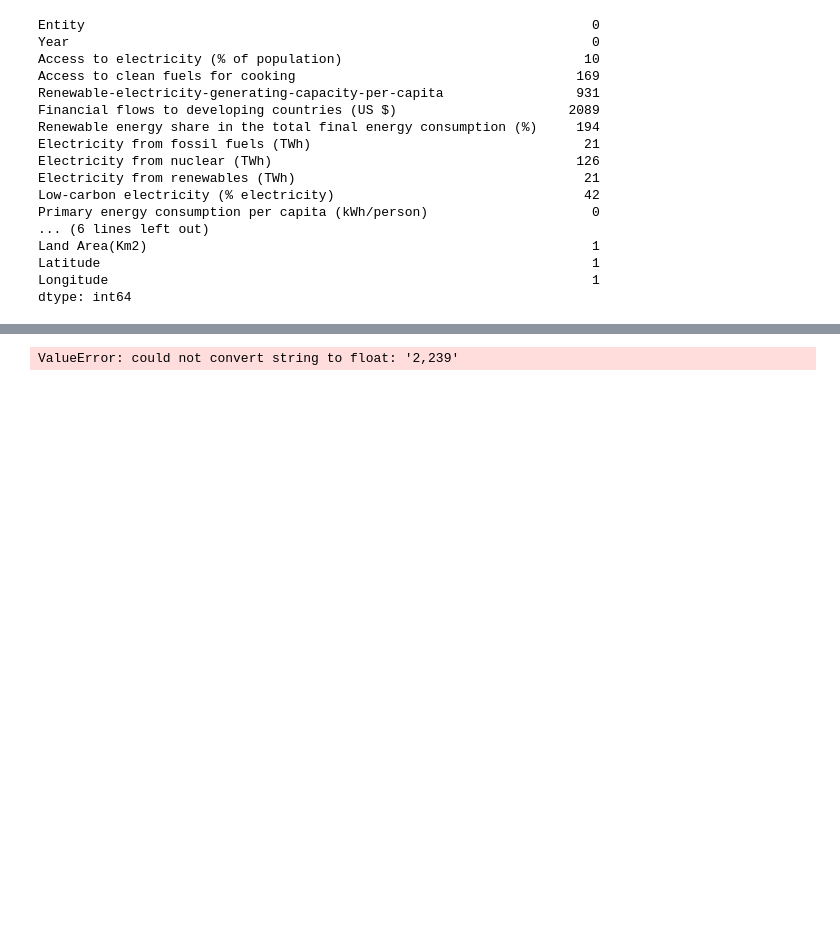
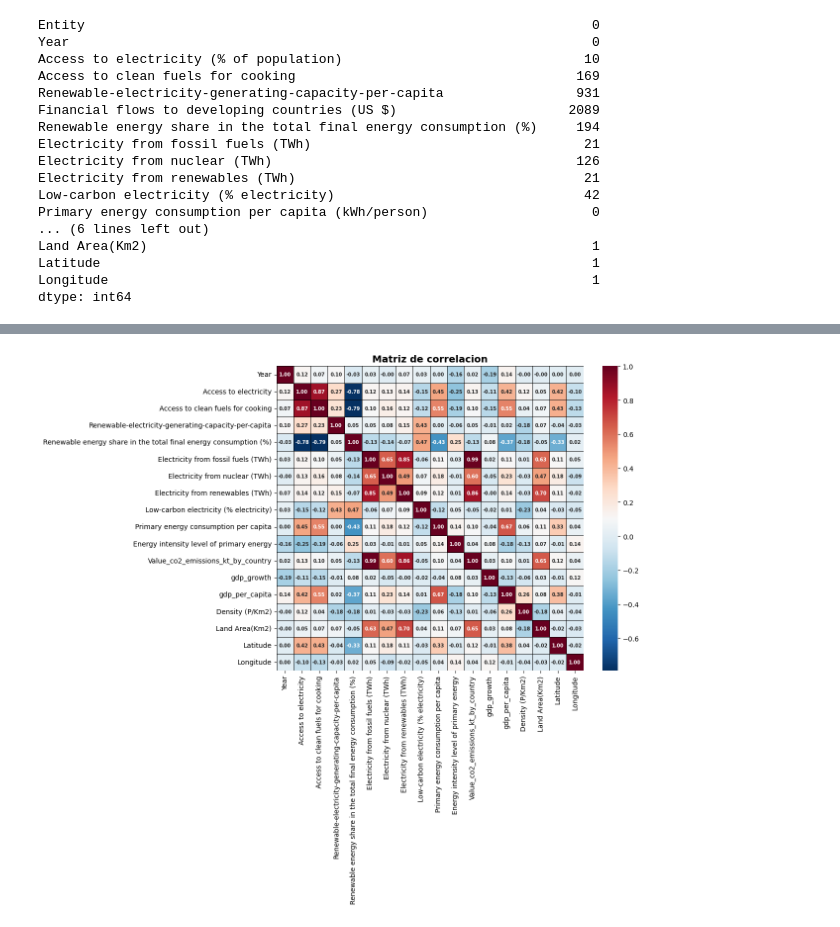
Before and after one commit to juanejd/prediction-model-renewable-energy, a Jupyter notebook: ADA_ML_LR.ipynb, the cells around one changed output, grey strips where cells are left out. Saved outputs shown, nothing was run; the diff lists cells and outputs as text; code cells hidden in the pictures; blank space fills up the shorter version.

Commit message:
apply descriptive statistics, null data processing and correlation matrix with NaN data and data NaN imputed

```diff
--- a/ADA_ML_LR.ipynb
+++ b/ADA_ML_LR.ipynb
@@ -144,3 +155,21 @@ dtype: int64
 # %%
 df_2 = df.copy()
-df_2 = df_2.drop(columns=["Entity", "Density\n(P/Km2)"])
+# eliminar columnas innecesarias para el modelo ademas de las que tienen mas del 50% de datos nulos
+df_2 = df_2.drop(
+    columns=[
+        "Financial flows to developing countries (US $)",
+        "Renewables (% equivalent primary energy)",
+    ]
+)
+# renombrar columnas a una representacion mas simple
+df_2 = df_2.rename(
+    columns={
+        "Density\\n(P/Km2)": "Density (P/Km2)",
+        "Access to electricity (% of population)": "Access to electricity",
+        "Access to clean fuels for cooking (% of population)": "Access to clean fuels for cooking",
+        "Primary energy consumption per capita (kWh/person)": "Primary energy consumption per capita",
+        "Energy intensity level of primary energy (MJ/$2017 PPP GDP)": "Energy intensity level of primary energy",
+        "GDP growth (annual %)": "GDP growth",
+        "Value_co2_emissions (metric tons per capita)": "Value_co2_emissions",
+    }
+)
@@ -166,0 +176,3 @@ memory usage: 570.3+ KB
+# %%
+# convertir la columna de densidad a numerico
+df_2["Density (P/Km2)"] = pd.to_numeric(df_2["Density (P/Km2)"], errors="coerce")
@@ -167,4 +200,19 @@ memory usage: 570.3+ KB
 # %%
-matrix_correlation = df_2.corr()
+# Calculamos la matriz de correlacion
+matrix_correlation = df_2.corr(numeric_only=True)
-# %% [output]
-ValueError: could not convert string to float: '2,239'
+# %%
+# Grafico de la matriz de correlacion
+plt.figure(figsize=(10, 8))
+plt.title("Matriz de correlacion", fontsize=14, fontweight="bold")
+sns.heatmap(
+    matrix_correlation,
+    annot=True,
+    cmap="RdBu_r",
+    fmt=".2f",
+    linewidths=0.5,
+    linecolor="black",
+    annot_kws={"size": 7, "weight": "bold"},
+)
+plt.show()
+# %% [output]
+[figure, added]
```
Also changed, not shown: parts of 18 cells of this notebook.
